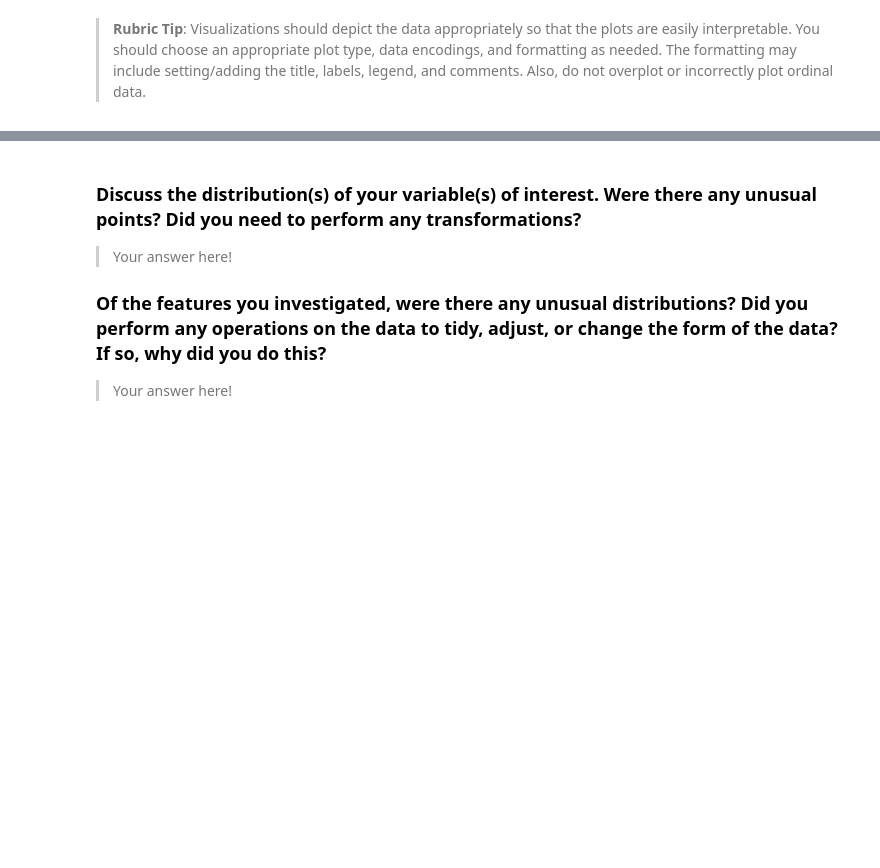
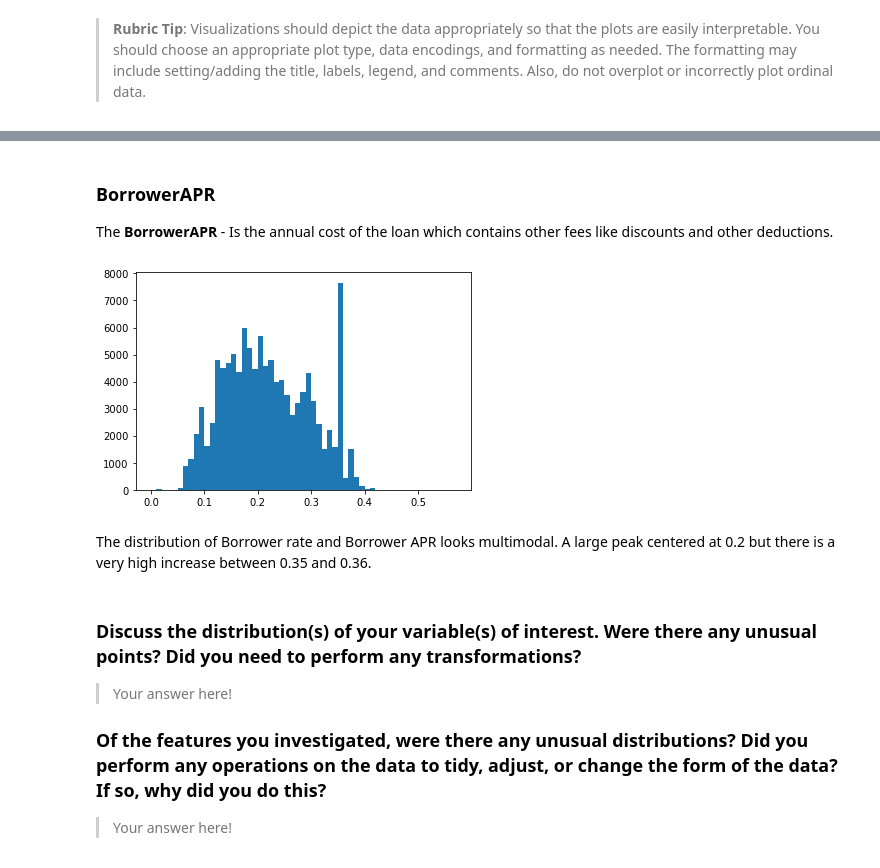
Before and after one commit to samwata/prosper_loan_data_analysis, a Jupyter notebook: Part_I_exploration_template.ipynb, the cells around one changed output, grey strips where cells are left out. Saved outputs shown, nothing was run; the diff lists cells and outputs as text; code cells hidden in the pictures; blank space fills up the shorter version.

```diff
--- a/Part_I_exploration_template.ipynb
+++ b/Part_I_exploration_template.ipynb
@@ -71,3 +275,17 @@ and prepare yourself to look at relationships between variables.
+# %% [markdown]
+### BorrowerAPR
+The **BorrowerAPR** - Is the annual cost of the loan which contains other fees like discounts and other deductions.
+# %%
+def borrower_apr():
+  # data setup
+    bins = np.arange(0, loan_df.BorrowerAPR.max()+0.06, 0.01)
+    base_color = sns.color_palette()[0]
+    plt.hist(data = loan_df, x = 'BorrowerAPR', bins = bins, color=base_color)
+borrower_apr()
+# %% [output]
+[figure, added]
+# %% [markdown]
+The distribution of Borrower rate and Borrower APR looks multimodal. A large peak centered at 0.2 but there is a very high increase between 0.35 and 0.36.
 # %% [markdown]
 ### Discuss the distribution(s) of your variable(s) of interest. Were there any unusual points? Did you need to perform any transformations?
 
```
Also changed, not shown: parts of 22 cells of this notebook.
